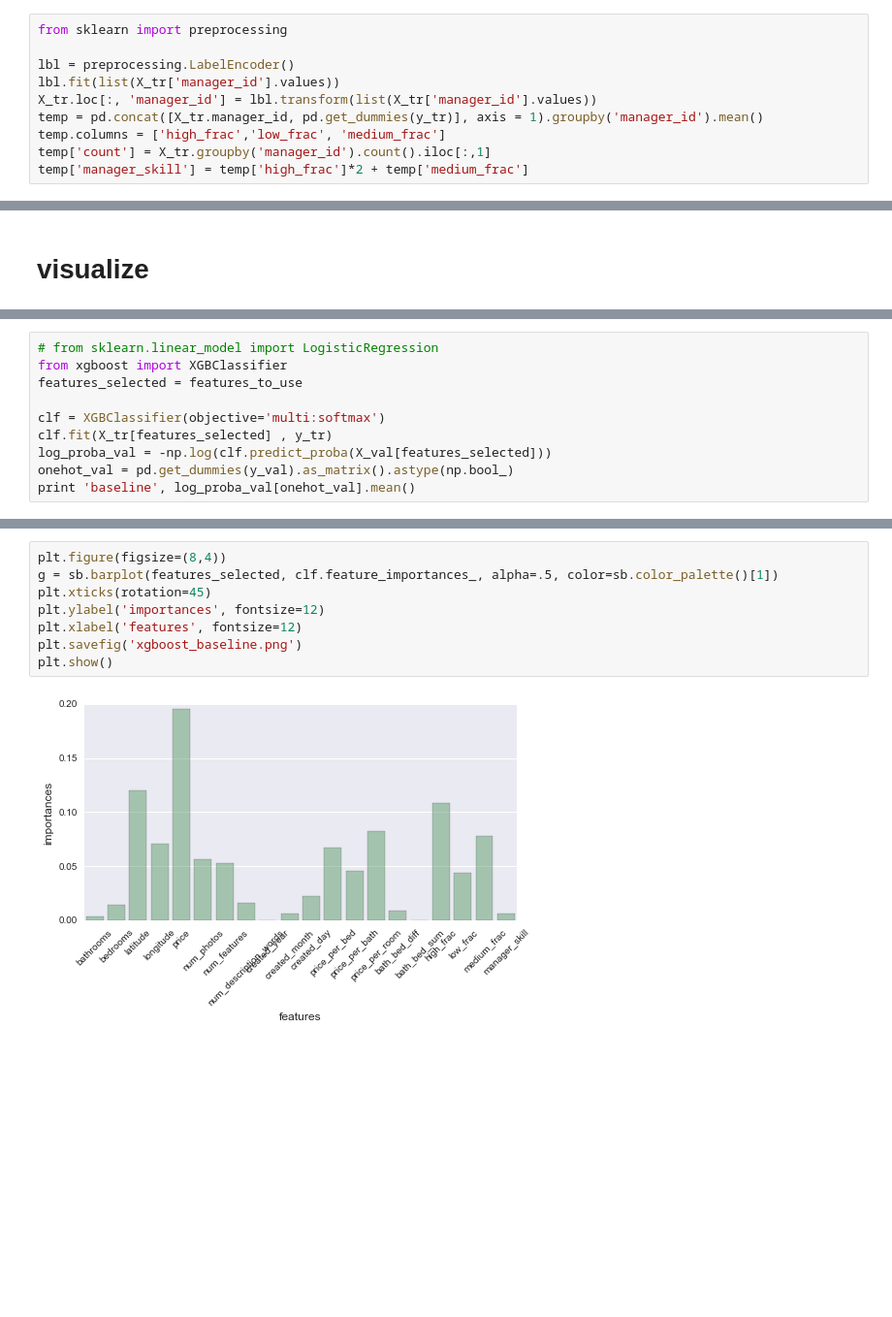
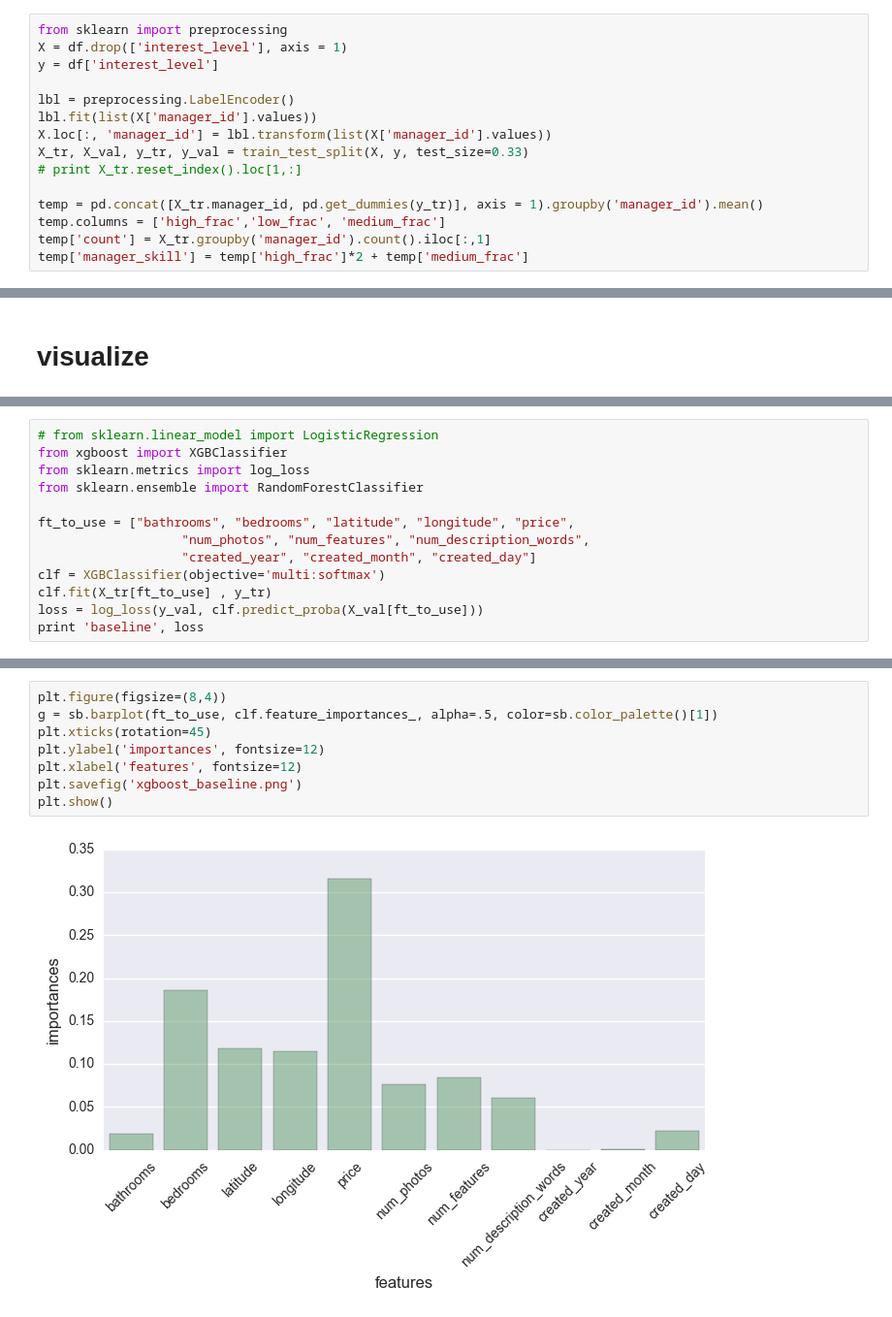
Before and after one commit to moyuanhuang/kaggle_2sigma_rental_inquiry, a Jupyter notebook: manager_id.ipynb, the cells around one changed output, grey strips where cells are left out. Shown at 97% size. Drawn from its saved outputs; the diff is of its cells as text; blank space fills up the shorter version.

```diff
--- a/manager_id.ipynb
+++ b/manager_id.ipynb
@@ -53,10 +29,15 @@ Name: 1, dtype: object
 # manage_id
 # %%
 from sklearn import preprocessing
+X = df.drop(['interest_level'], axis = 1)
+y = df['interest_level']
 
 lbl = preprocessing.LabelEncoder()
-lbl.fit(list(X_tr['manager_id'].values))
-X_tr.loc[:, 'manager_id'] = lbl.transform(list(X_tr['manager_id'].values))
+lbl.fit(list(X['manager_id'].values))
+X.loc[:, 'manager_id'] = lbl.transform(list(X['manager_id'].values))
+X_tr, X_val, y_tr, y_val = train_test_split(X, y, test_size=0.33)
+# print X_tr.reset_index().loc[1,:]
+
 temp = pd.concat([X_tr.manager_id, pd.get_dummies(y_tr)], axis = 1).groupby('manager_id').mean()
 temp.columns = ['high_frac','low_frac', 'medium_frac']
 temp['count'] = X_tr.groupby('manager_id').count().iloc[:,1]
@@ -106,11 +87,14 @@ with sb.axes_style('ticks'):
 # %%
 # from sklearn.linear_model import LogisticRegression
 from xgboost import XGBClassifier
-features_selected = features_to_use
+from sklearn.metrics import log_loss
+from sklearn.ensemble import RandomForestClassifier
 
+ft_to_use = ["bathrooms", "bedrooms", "latitude", "longitude", "price",
+                   "num_photos", "num_features", "num_description_words",
+                   "created_year", "created_month", "created_day"]
 clf = XGBClassifier(objective='multi:softmax')
-clf.fit(X_tr[features_selected] , y_tr)
-log_proba_val = -np.log(clf.predict_proba(X_val[features_selected]))
-onehot_val = pd.get_dummies(y_val).as_matrix().astype(np.bool_)
-print 'baseline', log_proba_val[onehot_val].mean()
+clf.fit(X_tr[ft_to_use] , y_tr)
+loss = log_loss(y_val, clf.predict_proba(X_val[ft_to_use]))
+print 'baseline', loss
 # %% [output]
@@ -118,10 +102,10 @@ baseline 0.666506
 # %%
 plt.figure(figsize=(8,4))
-g = sb.barplot(features_selected, clf.feature_importances_, alpha=.5, color=sb.color_palette()[1])
+g = sb.barplot(ft_to_use, clf.feature_importances_, alpha=.5, color=sb.color_palette()[1])
 plt.xticks(rotation=45)
 plt.ylabel('importances', fontsize=12)
 plt.xlabel('features', fontsize=12)
 plt.savefig('xgboost_baseline.png')
 plt.show()
 # %% [output]
-[figure, old version]
+[figure, new version]
```
Also changed, not shown: parts of 6 cells of this notebook, 10 other files.
